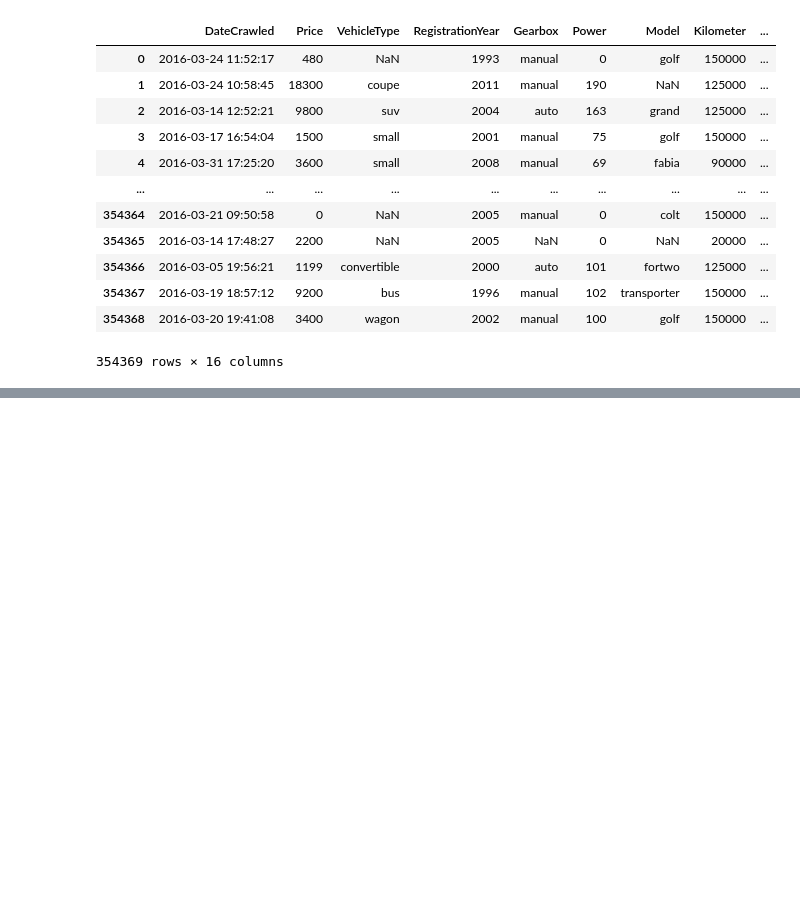
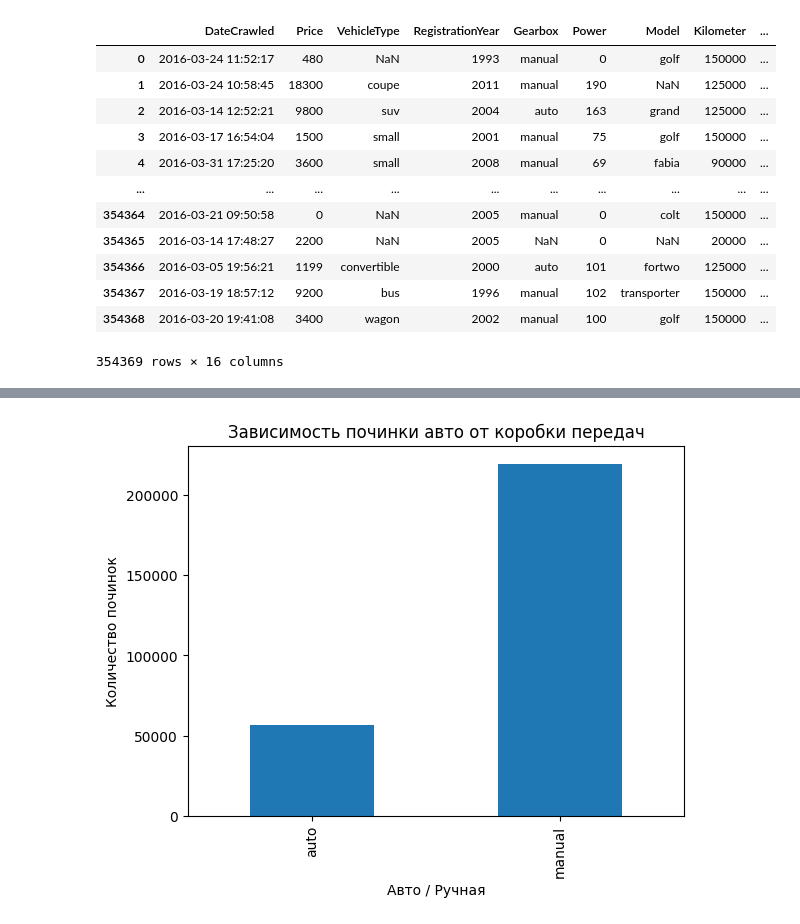
Before and after one commit to Sti11ness/Cars, a Jupyter notebook: main.ipynb, the cells around one changed output, grey strips where cells are left out. Saved outputs shown, nothing was run; the diff lists cells and outputs as text; code cells hidden in the pictures; blank space fills up the shorter version.

```diff
--- a/main.ipynb
+++ b/main.ipynb
@@ -22,0 +332,2 @@ data
+# %%
+df = df.drop(columns=['PostalCode'])
@@ -22,0 +374,8 @@ data
+# %%
+rep_gear_rat = df.groupby(by=['Gearbox'])['Repaired'].count()
+rep_kilo_rat = df.groupby(by=['Kilometer'])['Repaired'].count()
+# %%
+rep_gear_rat.plot(kind='bar',title='Зависимость починки авто от коробки передач',xlabel='Авто / Ручная',ylabel='Количество починок')
+plt.show()
+# %% [output]
+[figure, added]
```
Also changed, not shown: parts of 143 cells of this notebook, 7 other files.
